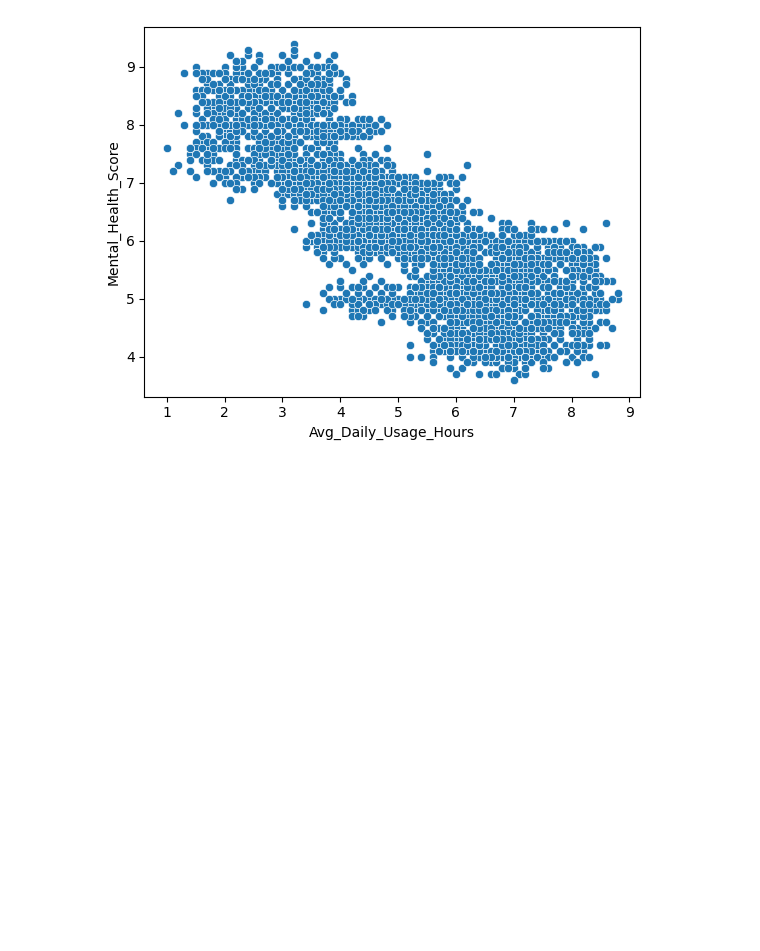
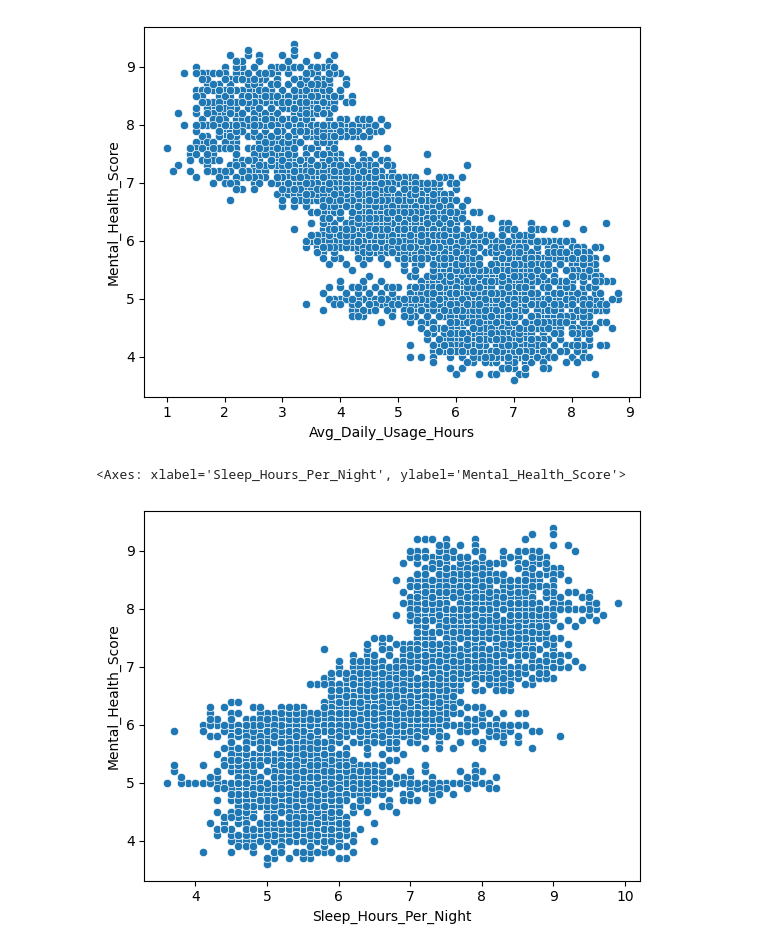
Before and after one commit to Shreyas-Bandekar/Student-Mental-Health-Score-Prediction, a Jupyter notebook: mental_health_score.ipynb, the cells around one changed output. Cells and saved outputs as stored; diff of their text form; code cells hidden in the pictures; blank space fills up the shorter version.

Commit message:
feat(analytics): add correlation analysis and visualization plots

```diff
--- a/mental_health_score.ipynb
+++ b/mental_health_score.ipynb
@@ -102,3 +106,8 @@ sns.scatterplot(x='Avg_Daily_Usage_Hours', y='Mental_Health_Score', data=df)
 # %% [output]
 <Axes: xlabel='Avg_Daily_Usage_Hours', ylabel='Mental_Health_Score'>
 [figure]
+# %%
+sns.scatterplot(x='Sleep_Hours_Per_Night', y='Mental_Health_Score', data=df)
+# %% [output]
+<Axes: xlabel='Sleep_Hours_Per_Night', ylabel='Mental_Health_Score'>
+[figure, added]
```
Also changed, not shown: parts of 5 cells of this notebook.
